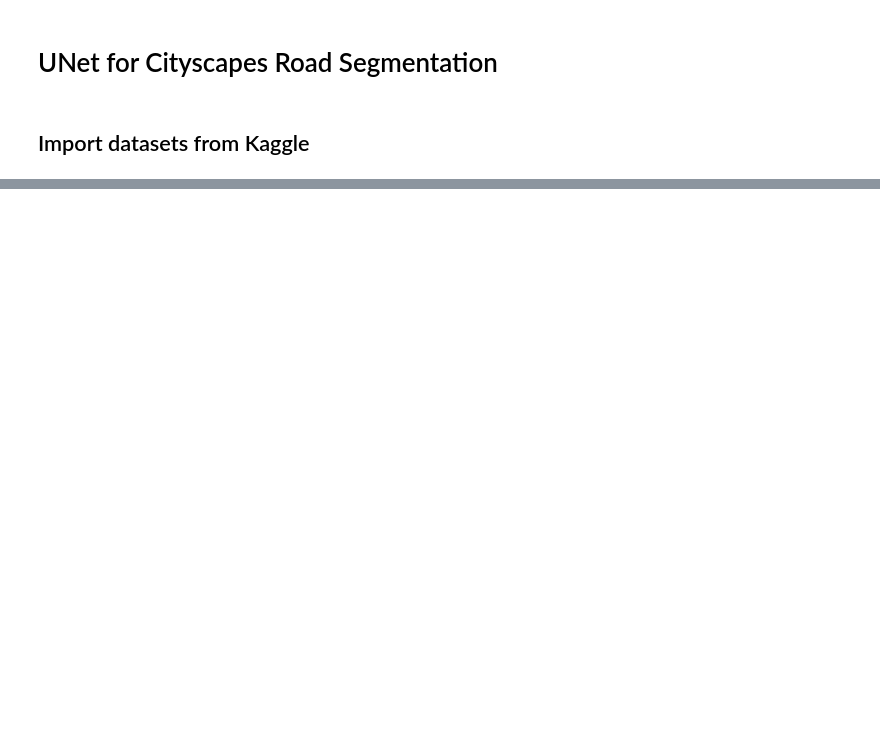
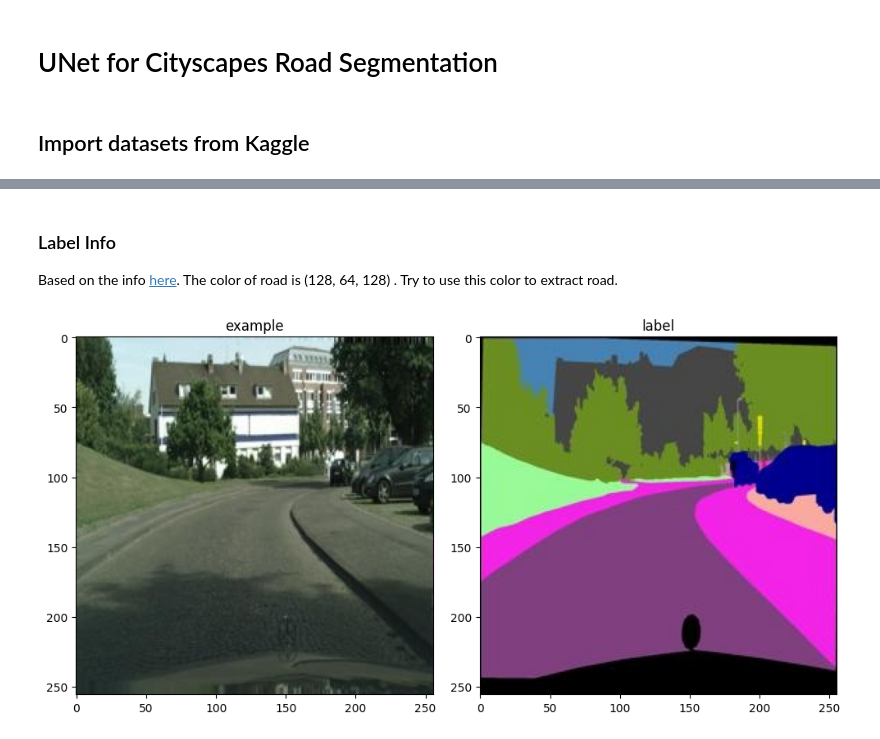
Before and after one commit to WeilongYE/unet-for-cityscapes-road-segmentation, a Jupyter notebook: unet_for_cityscapes_road_segmentation.ipynb, the cells around one changed output, grey strips where cells are left out. Drawn from its saved outputs; the diff is of its cells as text; code cells hidden in the pictures; blank space fills up the shorter version.

```diff
--- a/unet_for_cityscapes_road_segmentation.ipynb
+++ b/unet_for_cityscapes_road_segmentation.ipynb
@@ -49,0 +93,20 @@ Downloading cityscapes-image-pairs.zip to /content
+# %% [markdown]
+### Label Info
+Based on the info [here](https://github.com/mcordts/cityscapesScripts/blob/master/cityscapesscripts/helpers/labels.py). The color of road is (128, 64, 128)
+.
+Try to use this color to extract road.
+# %%
+# Split out colored label image from original image
+image_train = np.array(image_train)
+h,w,_ = image_train.shape
+x = image_train[:, :w//2, :]
+y = image_train[:, w//2:, :]
+fig, axis = plt.subplots(1, 2, figsize=(10, 5))
+axis[0].imshow(x)
+axis[0].set_title("example")
+axis[1].imshow(y)
+axis[1].set_title("label")
+plt.tight_layout()
+plt.show()
+# %% [output]
+[figure, added]
```
Also changed, not shown: parts of 9 cells of this notebook.
